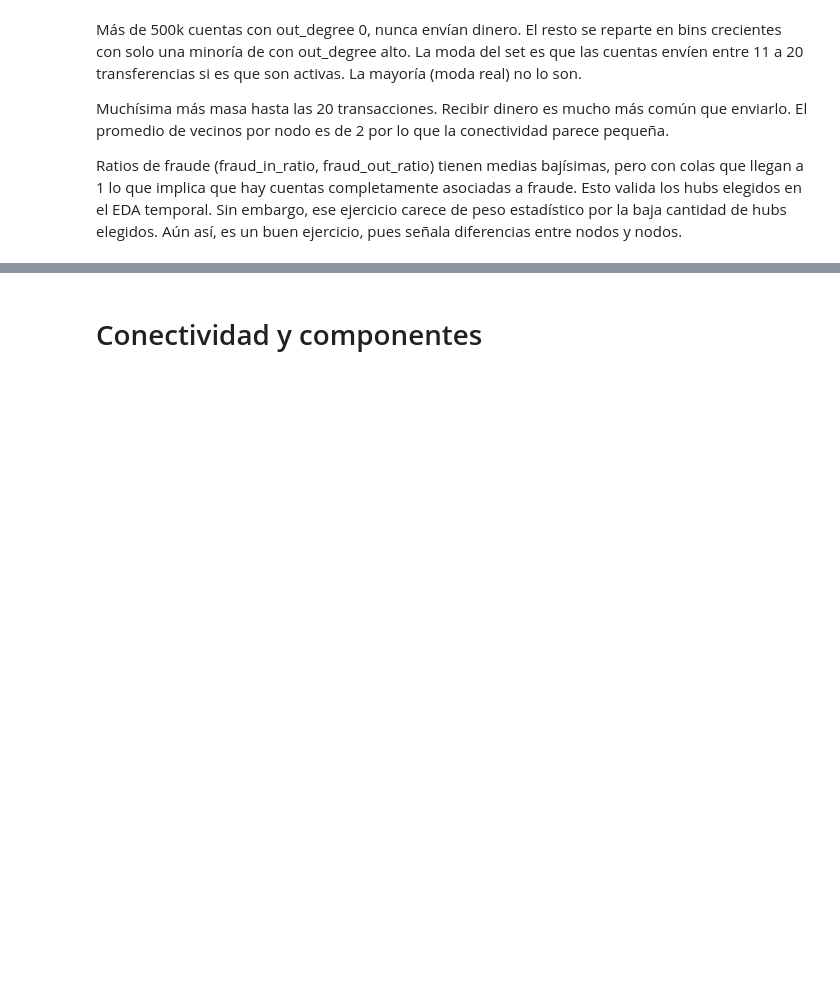
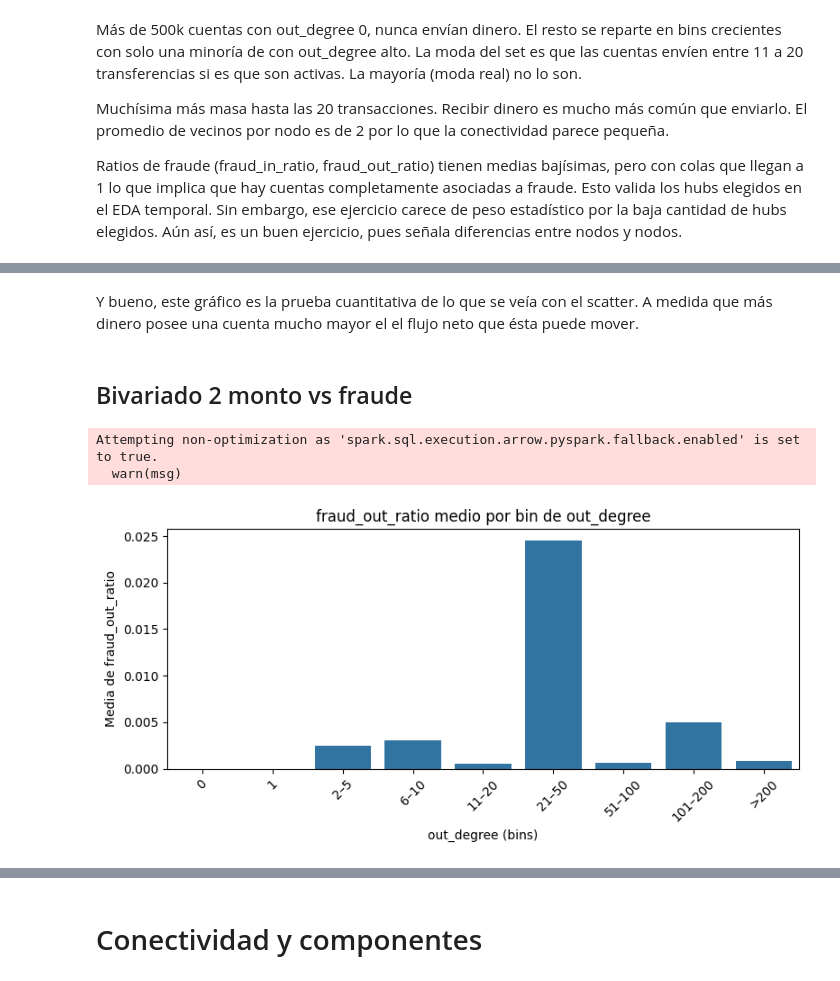
Before and after one commit to IngElecPuc/KaggleChallenges, a Jupyter notebook: Anti Money Laundering Transaction Data/EDA Topológico.ipynb, the cells around one changed output, grey strips where cells are left out. Saved outputs shown, nothing was run; the diff lists cells and outputs as text; code cells hidden in the pictures; blank space fills up the shorter version.

```diff
--- a/Anti Money Laundering Transaction Data/EDA Topológico.ipynb
+++ b/Anti Money Laundering Transaction Data/EDA Topológico.ipynb
@@ -464,0 +613,40 @@ Ratios de fraude (fraud_in_ratio, fraud_out_ratio) tienen medias bajísimas, per
+# %% [markdown]
+Y bueno, este gráfico es la prueba cuantitativa de lo que se veía con el scatter. A medida que más dinero posee una cuenta mucho mayor el el flujo neto que ésta puede mover.
+# %% [markdown]
+## Bivariado 2 monto vs fraude
+# %%
+#fraud_out_ratio por bin de grado
+fraud_by_deg = (
+    node_binned_df
+    .groupBy("out_degree_bin")
+    .agg(
+        F.count("*").alias("n_nodes"),
+        F.mean("fraud_out_ratio").alias("mean_fraud_out_ratio"),
+        F.expr("percentile(fraud_out_ratio, 0.75)").alias("p75_fraud_out_ratio")
+    )
+)
+
+fraud_by_deg_pd = fraud_by_deg.toPandas()
+fraud_by_deg_pd["out_degree_bin"] = pd.Categorical(
+    fraud_by_deg_pd["out_degree_bin"],
+    categories=deg_bins_order,
+    ordered=True
+)
+fraud_by_deg_pd = fraud_by_deg_pd.sort_values("out_degree_bin")
+
+plt.figure(figsize=(8,4))
+sns.barplot(
+    data=fraud_by_deg_pd,
+    x="out_degree_bin",
+    y="mean_fraud_out_ratio"
+)
+plt.xticks(rotation=45)
+plt.xlabel("out_degree (bins)")
+plt.ylabel("Media de fraud_out_ratio")
+plt.title("fraud_out_ratio medio por bin de out_degree")
+plt.tight_layout()
+plt.show()
+# %% [output]
+Attempting non-optimization as 'spark.sql.execution.arrow.pyspark.fallback.enabled' is set to true.
+  warn(msg)
+[figure, added]
```
Also changed, not shown: parts of 12 cells of this notebook.
